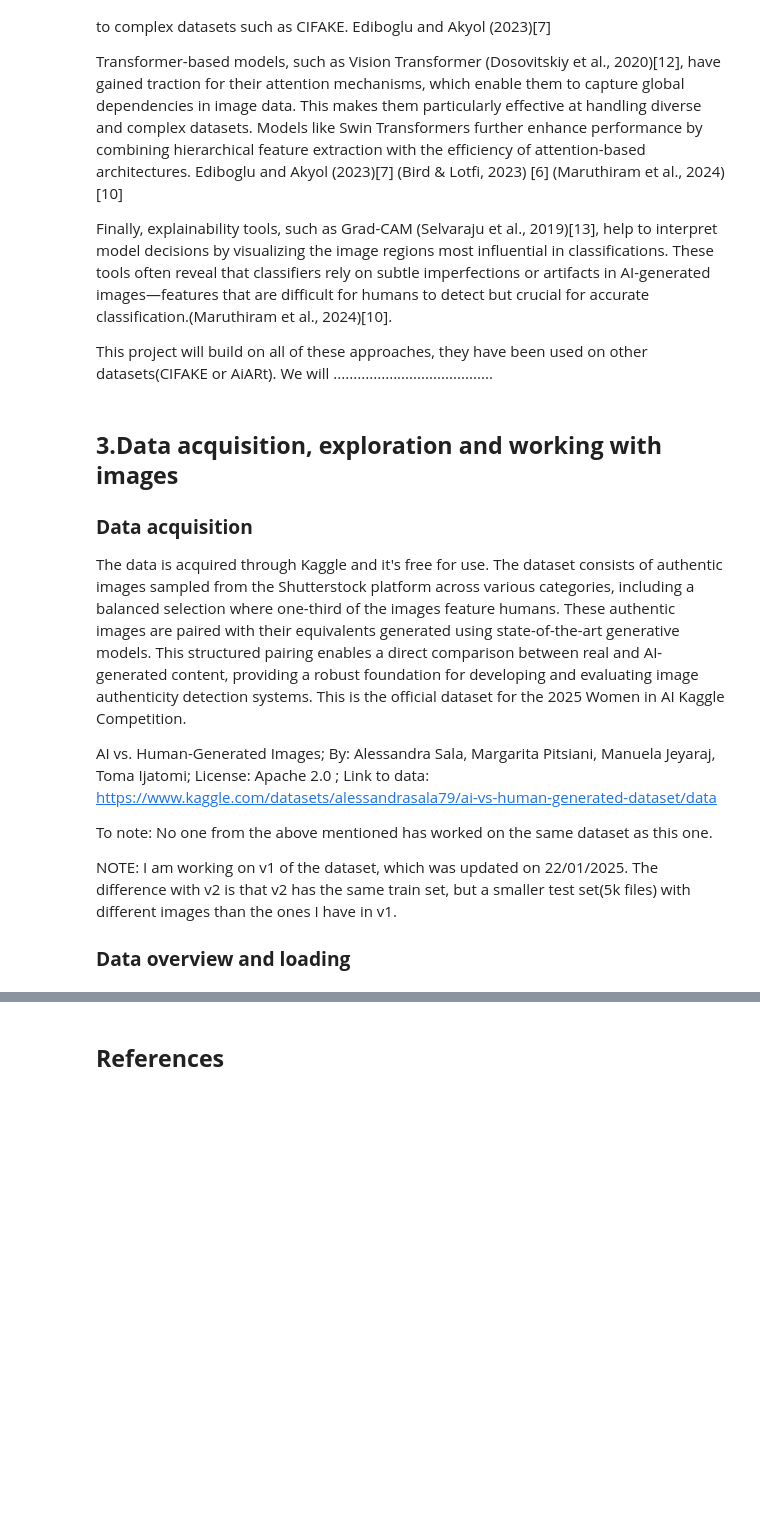
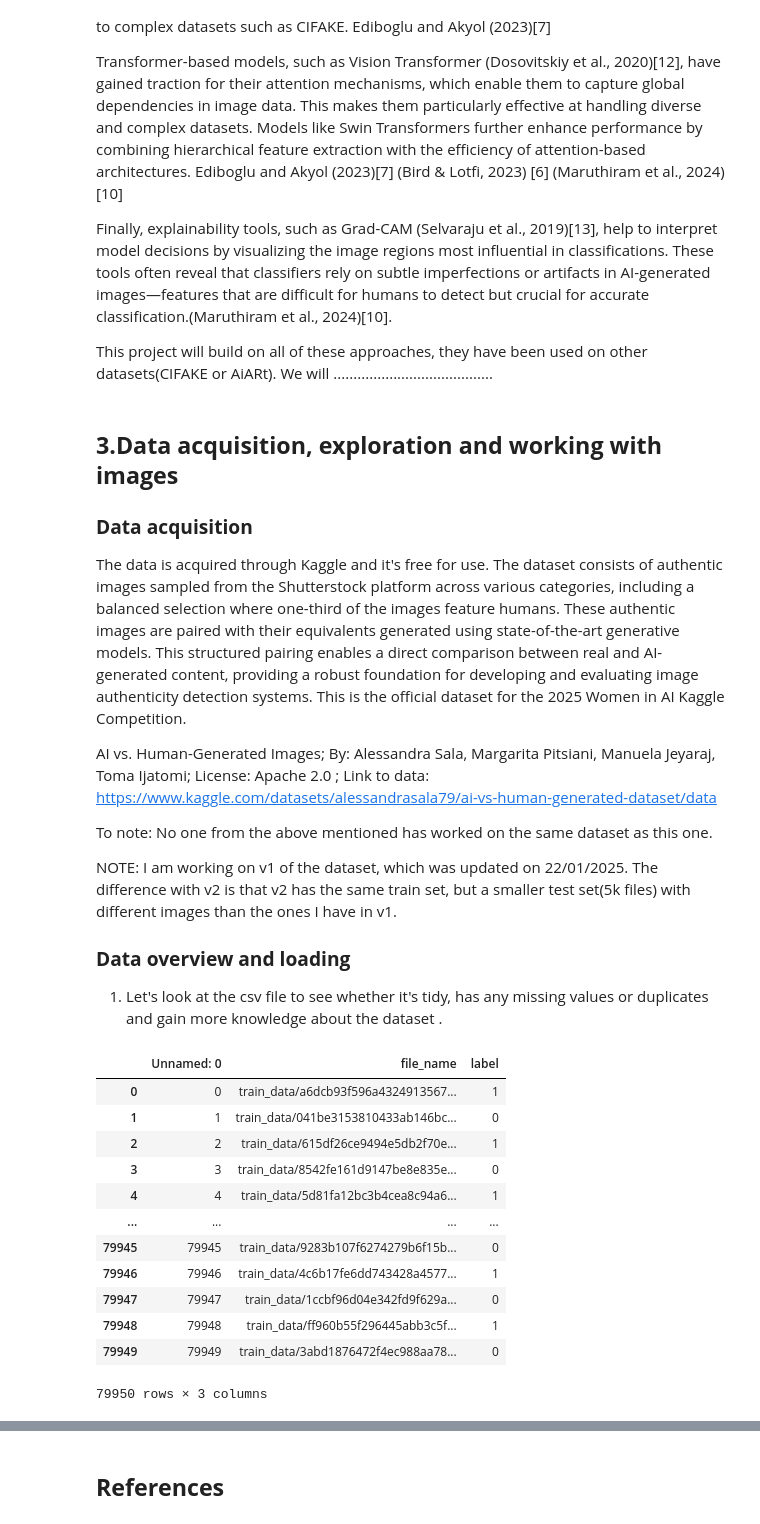
Before and after one commit to AsenSirakov/Deep_Learning_2024_Soft_uni, a Jupyter notebook: Project/Ai_vs_real_images_classification.ipynb, the cells around one changed output, grey strips where cells are left out. Saved outputs shown, nothing was run; the diff lists cells and outputs as text; code cells hidden in the pictures; blank space fills up the shorter version.

```diff
--- a/Project/Ai_vs_real_images_classification.ipynb
+++ b/Project/Ai_vs_real_images_classification.ipynb
@@ -52,3 +53,21 @@ To note: No one from the above mentioned has worked on the same dataset as this
 NOTE: I am working on v1 of the dataset, which was updated on 22/01/2025. The difference with v2 is that v2 has the same train set, but a smaller test set(5k files) with different images than the ones I have in v1.
 
 ### **Data overview and loading**
+1. Let's look at the csv file to see whether it's tidy, has any missing values or duplicates and gain more knowledge about the dataset .
+# %%
+train_df = pd.read_csv("train.csv")
+train_df
+# %% [output]
+|  | Unnamed: 0 | file_name | label |
+| 0 | 0 | train_data/a6dcb93f596a4324913567... | 1 |
+| 1 | 1 | train_data/041be3153810433ab146bc... | 0 |
+| 2 | 2 | train_data/615df26ce9494e5db2f70e... | 1 |
+| 3 | 3 | train_data/8542fe161d9147be8e835e... | 0 |
+| 4 | 4 | train_data/5d81fa12bc3b4cea8c94a6... | 1 |
+| ... | ... | ... | ... |
+| 79945 | 79945 | train_data/9283b107f6274279b6f15b... | 0 |
+| 79946 | 79946 | train_data/4c6b17fe6dd743428a4577... | 1 |
+| 79947 | 79947 | train_data/1ccbf96d04e342fd9f629a... | 0 |
+| 79948 | 79948 | train_data/ff960b55f296445abb3c5f... | 1 |
+| 79949 | 79949 | train_data/3abd1876472f4ec988aa78... | 0 |
+79950 rows × 3 columns
```
Also changed, not shown: parts of 20 cells of this notebook.
